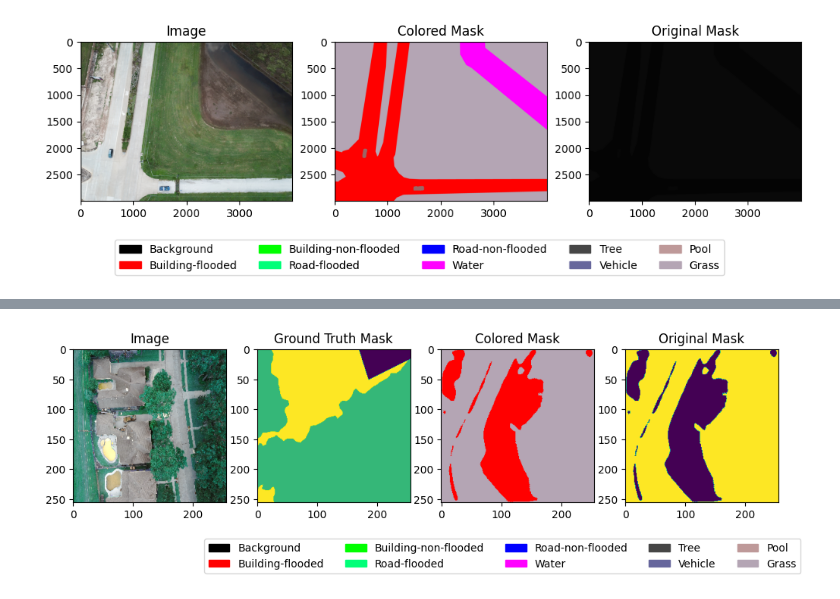
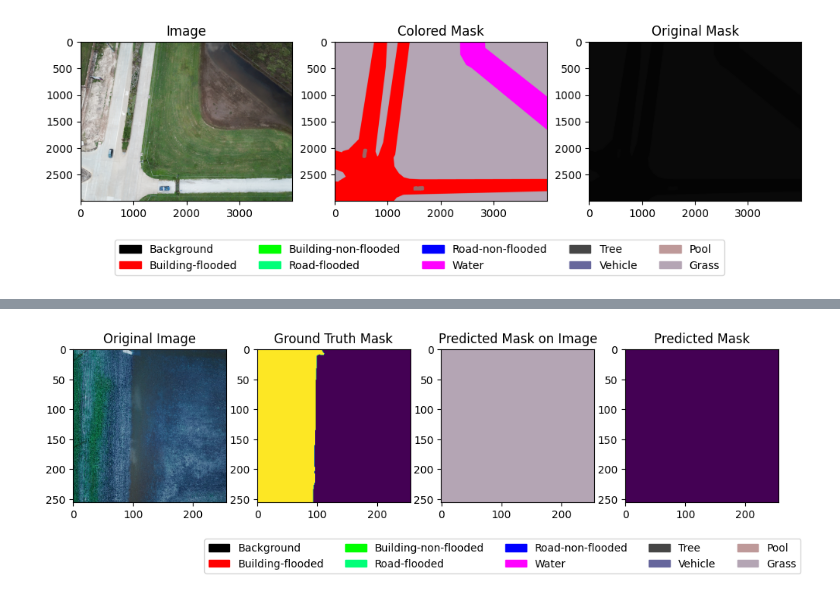
Before and after one commit to AbdulManaf12/Post-Flood-Disaster-Management, a Jupyter notebook: Segmentation/UNet training.ipynb, the cells around one changed output, grey strips where cells are left out. Cells and saved outputs as stored; diff of their text form; code cells hidden in the pictures.

```diff
--- a/Segmentation/UNet training.ipynb
+++ b/Segmentation/UNet training.ipynb
@@ -198,10 +188,8 @@ Found 448 files belonging to 1 classes.
 # %%
-img, ground_truth_mask = (next(iter(test_generator.take(1)))[0][0]).numpy(), (next(iter(test_generator.take(1)))[1][0]).numpy()
+img, ground_truth_mask = (next(iter(val_generator.take(1)))[0][3]).numpy(), (next(iter(val_generator.take(1)))[1][3]).numpy()
 
 ground_truth_mask = tf.argmax(ground_truth_mask, axis=-1)
 ground_truth_mask = tf.cast(ground_truth_mask, dtype=tf.float32)
-
-
 
 plt.figure(figsize=(12, 6))
 
@@ -324,6 +312,6 @@ Trainable params: 1,421,898
 Non-trainable params: 0
 __________________________________________________________________________________________________
 # %%
-results = model.fit(train_generator, validation_data=val_generator, batch_size=BATCH_SIZE, epochs=EPOCHS, callbacks=callbacks)
+results = model.fit(train_generator, validation_data=val_generator, batch_size=8, epochs=EPOCHS, callbacks=callbacks)
 # %% [output]
 Epoch 1/5
@@ -330,8 +332,14 @@ Epoch 1/5
 # %%
+# Test set
+test_generator = load_combined_generator(
+    f'{DIR_DATA}\\test\\test-org-img',
+    f'{DIR_DATA}\\test\\test-label-img',
+    4, IMAGE_SIZE
+)
+
 results = model.evaluate(test_generator)
 
 print("Test Loss:", results[0])
-print("Test Accuracy:", results[1])
-print("Test IoU Coefficient:", results[2])
-print("Test Jaccard Index:", results[3])
+print("Test IoU Coefficient:", results[1])
+print("Test Jaccard Index:", results[2])
 # %% [output]
@@ -347,12 +352,7 @@ predictions = model.predict(test_generator)
 # %%
-img, ground_truth_mask = next(iter(test_generator.take(1)))[0][0], next(iter(test_generator.take(1)))[1][0]
-mask = predictions[0]
+predictions = model.predict(test_generator)
+predicted_mask = tf.cast(tf.argmax(predictions[0], axis=-1), dtype=tf.float32)
 
-img = img.numpy()
-ground_truth_mask = ground_truth_mask.numpy()
-
-ground_truth_mask = tf.argmax(ground_truth_mask, axis=-1)
-ground_truth_mask = tf.cast(ground_truth_mask, dtype=tf.float32)
-
-mask = tf.argmax(mask, axis=-1)
-mask = tf.cast(mask, dtype=tf.float32)
+original_image = (next(iter(test_generator.take(1)))[0][0]).numpy()
+ground_truth_mask = (next(iter(test_generator.take(1)))[1][0]).numpy()
+ground_truth_mask = tf.cast(tf.argmax(ground_truth_mask, axis=-1), dtype=tf.float32)
@@ -359,28 +361,28 @@ mask = tf.cast(mask, dtype=tf.float32)
 # %%
 plt.figure(figsize=(12, 6))
 
 plt.subplot(1, 4, 1)
-plt.imshow(cv2.cvtColor(img, cv2.COLOR_BGR2RGB))
-plt.title('Image')
+plt.imshow(cv2.cvtColor(original_image, cv2.COLOR_BGR2RGB))
+plt.title('Original Image')
 
 plt.subplot(1, 4, 2)
 plt.imshow(ground_truth_mask, cmap='viridis')
 plt.title('Ground Truth Mask')
 
 plt.subplot(1, 4, 3)
 mask_colored = np.zeros_like(img, dtype=np.uint8)
 for class_name, class_idx in class_map.items():
     color = color_map[class_name]
-    mask_indices = np.where(mask == class_idx)
+    mask_indices = np.where(predicted_mask == class_idx)
     mask_colored[mask_indices[0], mask_indices[1], :] = color
 plt.imshow(cv2.cvtColor(mask_colored, cv2.COLOR_BGR2RGB))
-plt.title('Colored Mask')
+plt.title('Predicted Mask on Image')
 
 plt.subplot(1, 4, 4)
-plt.imshow(mask, cmap='viridis')
-plt.title('Original Mask')
+plt.imshow(predicted_mask, cmap='viridis')
+plt.title('Predicted Mask')
 
 plt.legend(handles, labels, bbox_to_anchor =(-0.8,-0.5), loc='lower center', ncol=5)
 plt.show()
 # %% [output]
-[figure, old version]
+[figure, new version]
```
Also changed, not shown: parts of 9 cells of this notebook.
